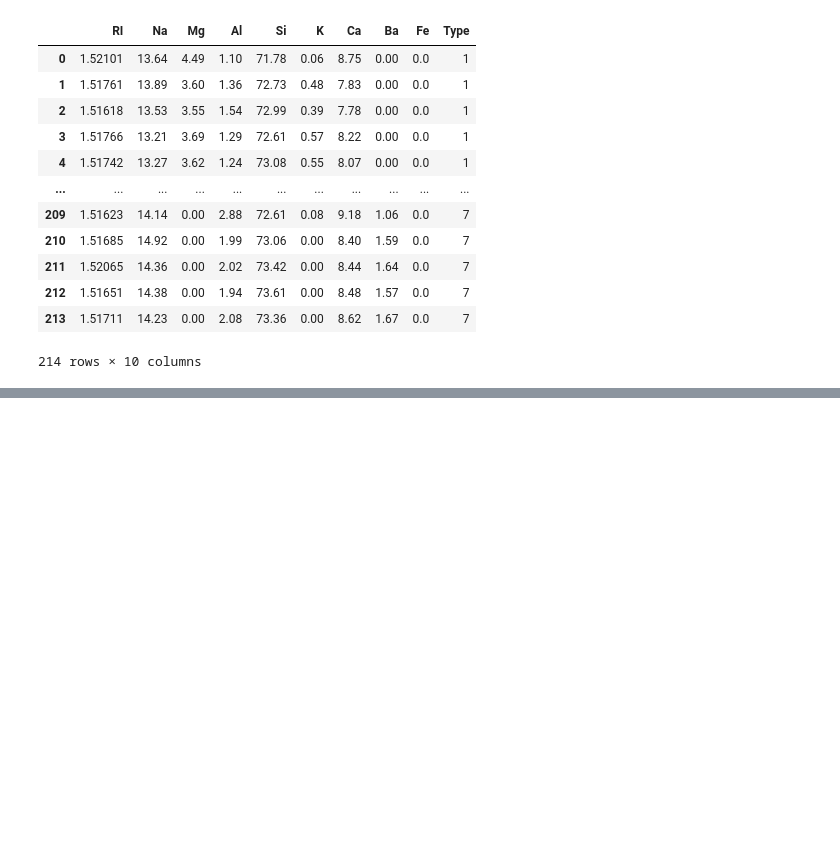
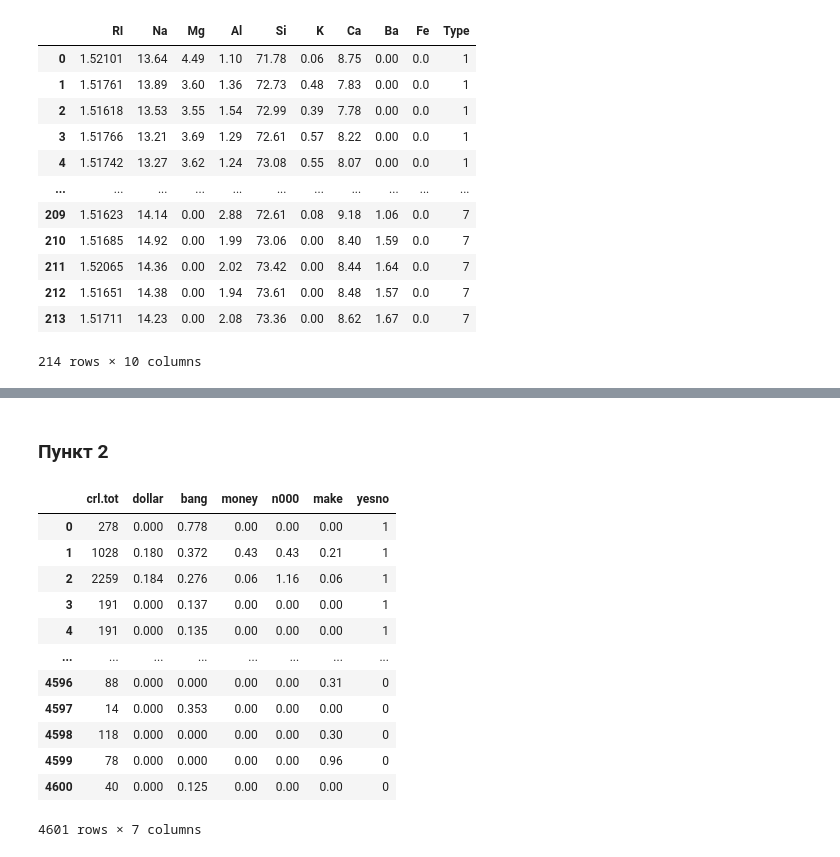
Before and after one commit to dumaevrinat/machine_learning_labs, a Jupyter notebook: Lab 1 Classification.ipynb, the cells around one changed output, grey strips where cells are left out. Cells and saved outputs as stored; diff of their text form; code cells hidden in the pictures; blank space fills up the shorter version.

```diff
--- a/Lab 1 Classification.ipynb
+++ b/Lab 1 Classification.ipynb
@@ -750,0 +753,20 @@ plt.show()
+# %% [markdown]
+### Пункт 2
+# %%
+data_spam = pd.read_csv('lab1_files/spam7.csv')
+data_spam.yesno = data_spam.yesno.map({'y': 1, 'n': 0})
+data_spam
+# %% [output]
+|  | crl.tot | dollar | bang | money | n000 | make | yesno |
+| 0 | 278 | 0.000 | 0.778 | 0.00 | 0.00 | 0.00 | 1 |
+| 1 | 1028 | 0.180 | 0.372 | 0.43 | 0.43 | 0.21 | 1 |
+| 2 | 2259 | 0.184 | 0.276 | 0.06 | 1.16 | 0.06 | 1 |
+| 3 | 191 | 0.000 | 0.137 | 0.00 | 0.00 | 0.00 | 1 |
+| 4 | 191 | 0.000 | 0.135 | 0.00 | 0.00 | 0.00 | 1 |
+| ... | ... | ... | ... | ... | ... | ... | ... |
+| 4596 | 88 | 0.000 | 0.000 | 0.00 | 0.00 | 0.31 | 0 |
+| 4597 | 14 | 0.000 | 0.353 | 0.00 | 0.00 | 0.00 | 0 |
+| 4598 | 118 | 0.000 | 0.000 | 0.00 | 0.00 | 0.30 | 0 |
+| 4599 | 78 | 0.000 | 0.000 | 0.00 | 0.00 | 0.96 | 0 |
+| 4600 | 40 | 0.000 | 0.125 | 0.00 | 0.00 | 0.00 | 0 |
+4601 rows × 7 columns
```
Also changed, not shown: parts of 6 cells of this notebook.
